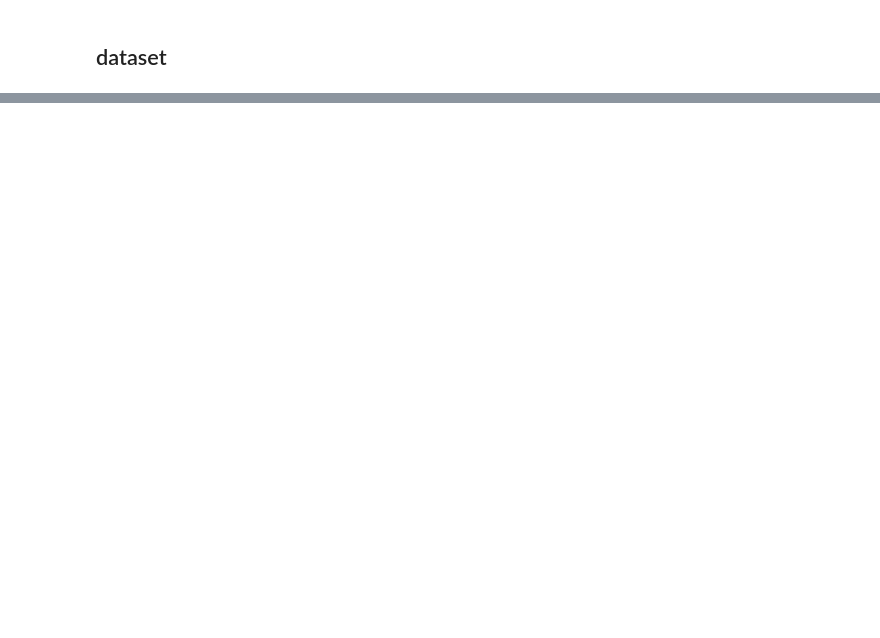
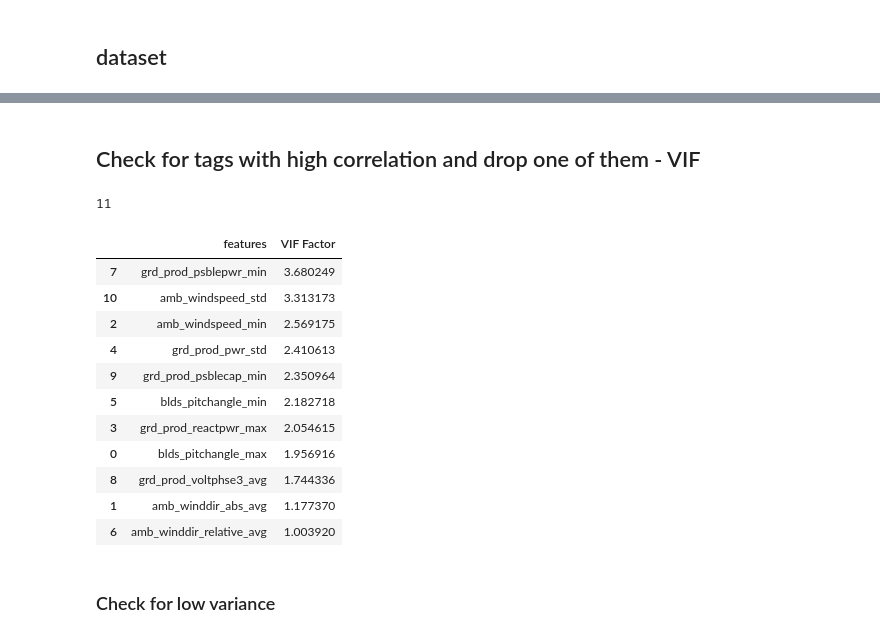
Before and after one commit to Rodrigohamacher/SCADA_wind_turbines, a Jupyter notebook: codes/EDA_SCADA_T11.ipynb, the cells around one changed output, grey strips where cells are left out. Saved outputs shown, nothing was run; the diff lists cells and outputs as text; code cells hidden in the pictures; blank space fills up the shorter version.

```diff
--- a/codes/EDA_SCADA_T11.ipynb
+++ b/codes/EDA_SCADA_T11.ipynb
@@ -228,0 +77,3 @@ for turbine in df_merged['turbine_id'].unique():
+# %%
+tags_float = datatypes[datatypes['dtypes'] == 'float'].index.tolist()
+tags_str = datatypes[datatypes['dtypes'] == 'object'].index.tolist()
@@ -228,0 +82,3 @@ for turbine in df_merged['turbine_id'].unique():
+# %%
+training_set = df.loc['2016-01-01':'2016-12-31'].copy()
+test_set =  df.loc['2017-01-01':'2017-12-31'].copy()
@@ -228,0 +128,3 @@ for turbine in df_merged['turbine_id'].unique():
+# %%
+# replace inf values
+training_set[tags_float] = training_set[tags_float].replace([np.inf, -np.inf], np.nan)
@@ -228,0 +133,3 @@ for turbine in df_merged['turbine_id'].unique():
+# %%
+# fillna
+training_set[tags_float] = training_set[tags_float].fillna(method='backfill')
@@ -228,0 +152,50 @@ for turbine in df_merged['turbine_id'].unique():
+# %% [markdown]
+## Check for tags with high correlation and drop one of them - VIF
+# %%
+# Scaling first to ease the calculations
+scaler = StandardScaler()
+
+X = training_set[tags_float[:30]].copy()
+X_scaled = scaler.fit_transform(X)
+
+# Keep DataFrame indexes ---------------------------------------------------------
+X_scaled = pd.DataFrame(data=X_scaled, columns=X.columns, index=X.index)
+
+vif_factor_threshold = 5
+iter = 1
+span_tags_to_remove = 2
+
+while iter > 0:
+    print(f'\r{len(X_scaled.columns)}', end="")
+
+    vif = pd.DataFrame()
+    vif["features"] = X_scaled.columns
+    vif["VIF Factor"] = [variance_inflation_factor(X_scaled.values, i) for i in range(X_scaled.shape[1])]
+    vif_high = vif.sort_values(by=['VIF Factor'], ascending=False)
+
+    if vif_high[vif_high['VIF Factor'] > vif_factor_threshold].shape[0] == 0:
+        iter = 0
+    else:
+        tag_name = vif_high[vif_high['VIF Factor'] > vif_factor_threshold].iloc[:span_tags_to_remove]['features']
+        cols = X_scaled.columns.tolist()
+        for t in tag_name:
+            cols.remove(t)
+        X_scaled = X_scaled[cols].copy()
+
+display(vif_high)
+# %% [output]
+11
+|  | features | VIF Factor |
+| 7 | grd_prod_psblepwr_min | 3.680249 |
+| 10 | amb_windspeed_std | 3.313173 |
+| 2 | amb_windspeed_min | 2.569175 |
+| 4 | grd_prod_pwr_std | 2.410613 |
+| 9 | grd_prod_psblecap_min | 2.350964 |
+| 5 | blds_pitchangle_min | 2.182718 |
+| 3 | grd_prod_reactpwr_max | 2.054615 |
+| 0 | blds_pitchangle_max | 1.956916 |
+| 8 | grd_prod_voltphse3_avg | 1.744336 |
+| 1 | amb_winddir_abs_avg | 1.177370 |
+| 6 | amb_winddir_relative_avg | 1.003920 |
+# %% [markdown]
+### Check for low variance
```
Also changed, not shown: parts of 41 cells of this notebook, 1 other file.
